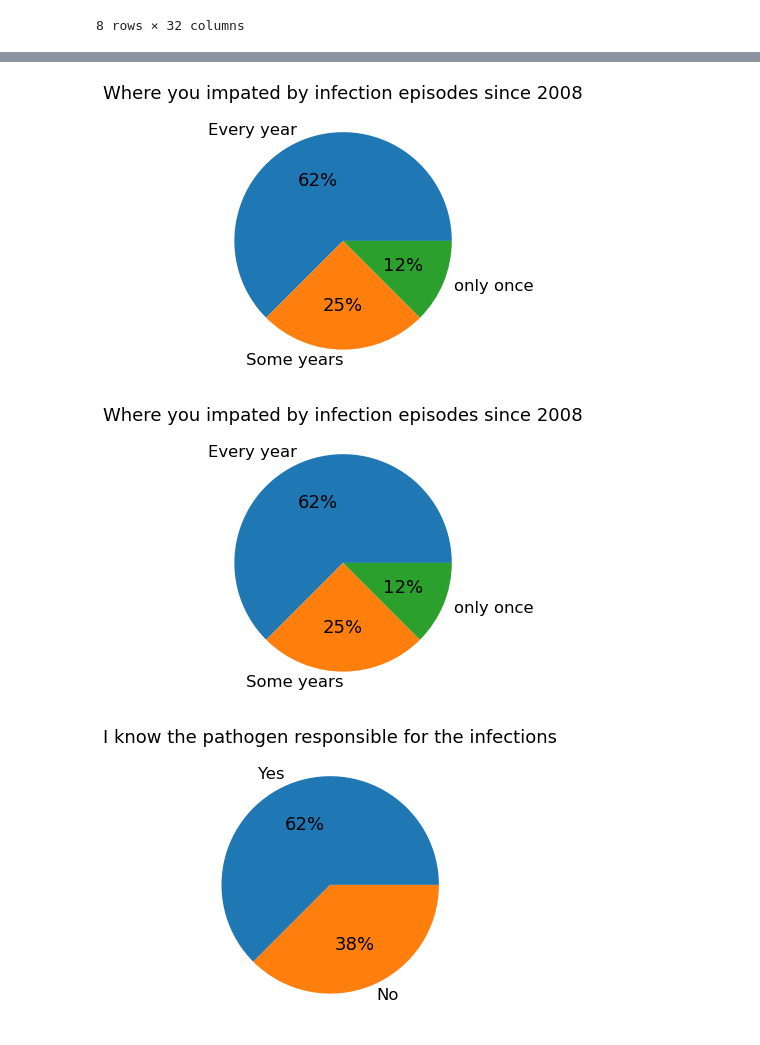
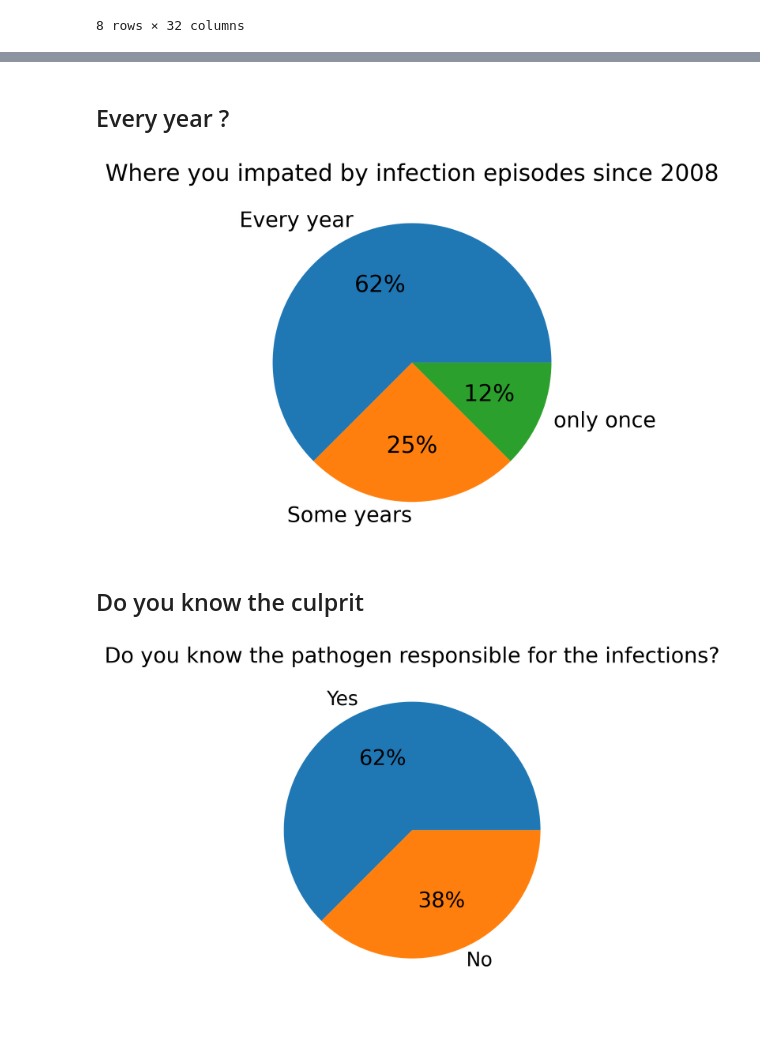
Before and after one commit to NessLfy/iGEM, a Jupyter notebook: scripts/Survey_answers.ipynb, the cells around one changed output, grey strips where cells are left out. Cells and saved outputs as stored; diff of their text form; code cells hidden in the pictures.

Commit message:
survey_update

```diff
--- a/scripts/Survey_answers.ipynb
+++ b/scripts/Survey_answers.ipynb
@@ -5,6 +5,8 @@ import matplotlib.pyplot as plt
 import seaborn as sns
 # %%
 plt.rcParams["figure.figsize"] = (8,5)
+plt.rcParams['figure.dpi'] = 300
+path = '../images/survey/'
 # %%
 df = pd.read_csv("../results/Questionnaire ostréiculteurs.csv")
 # %%
@@ -66,20 +65,18 @@ plt.show()
+# %% [markdown]
+## Every year ?
 # %%
-x = [x for x in plt.hist(df[df.columns[12]])[0] if x!= 0]
-plt.close()
-plt.pie(x,labels=["Every year","Some years","only once"],autopct='%.0f%%')
+pie(12,["Every year","Some years","only once"])
 plt.title("Where you impated by infection episodes since 2008")
+plt.savefig(path+'frequency.png')
 plt.show()
 # %% [output]
-[figure, old version]
+[figure, new version]
-# %%
-pie(12,["Every year","Some years","only once"])
-plt.title("Where you impated by infection episodes since 2008")
-plt.show()
-# %% [output]
-[figure, removed]
+# %% [markdown]
+## Do you know the culprit
 # %%
 pie(13,["Yes","No"])
-plt.title("I know the pathogen responsible for the infections")
+plt.title("Do you know the pathogen responsible for the infections?")
+plt.savefig(path+'culprit.png')
 plt.show()
 # %% [output]
-[figure, old version]
+[figure, new version]
```
Also changed, not shown: parts of 26 cells of this notebook, 10 other files.
